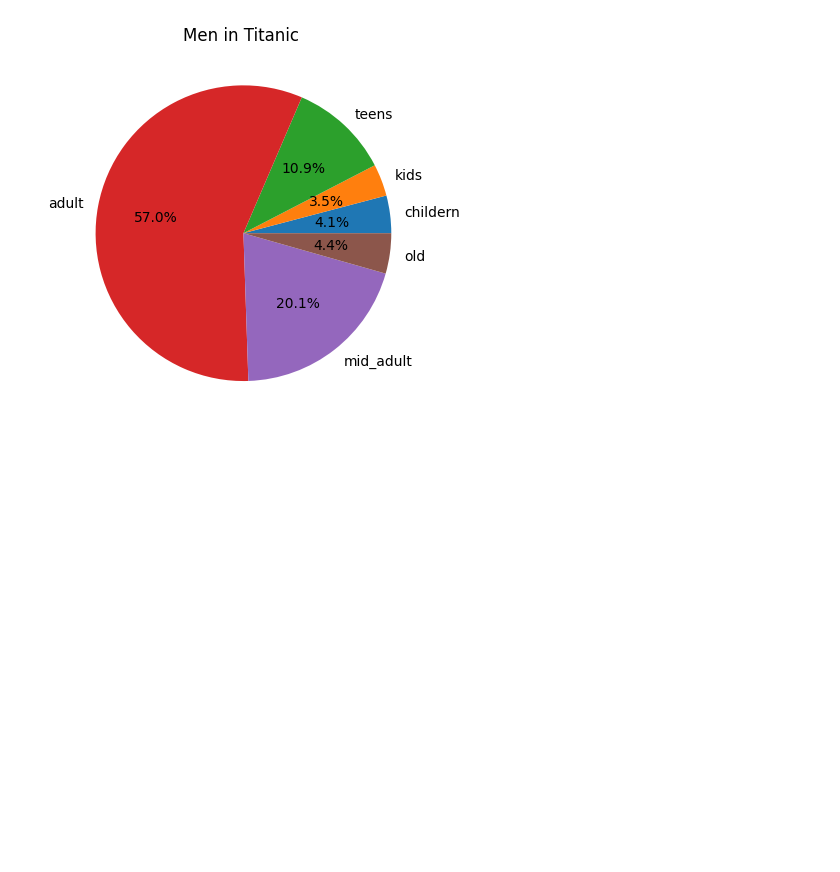
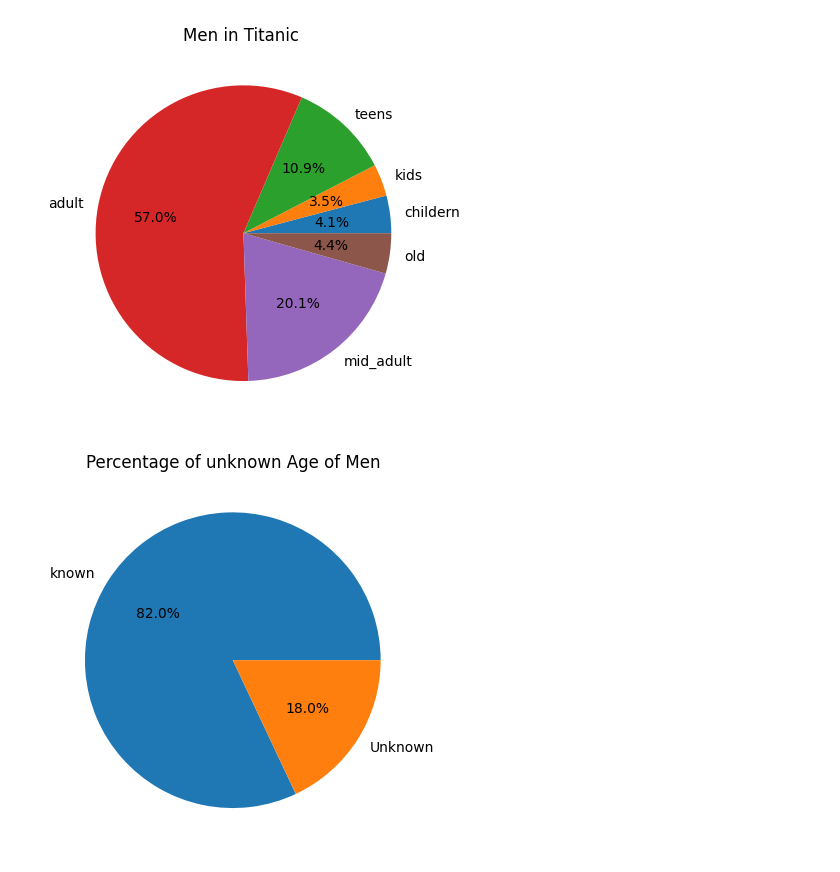
Before and after one commit to bilaalmunir/PRODIGY-DS-02, a Jupyter notebook: Prodigy-ds-02.ipynb, the cells around one changed output. Drawn from its saved outputs; the diff is of its cells as text; code cells hidden in the pictures; blank space fills up the shorter version.

Commit message:
men unknown age

```diff
--- a/Prodigy-ds-02.ipynb
+++ b/Prodigy-ds-02.ipynb
@@ -256,3 +256,12 @@ plt.title('Men in Titanic ')
 plt.show()
 # %% [output]
 [figure]
+# %%
+male_missing_age_count = male_passengers_count - adding
+male_missing_age = np.array([male_passengers_count,male_missing_age_count])
+lablesss = ["known" , "Unknown"]
+plt.pie(male_missing_age, labels=lablesss, autopct='%1.1f%%')
+plt.title("Percentage of unknown Age of Men")
+plt.show()
+# %% [output]
+[figure, added]
```
